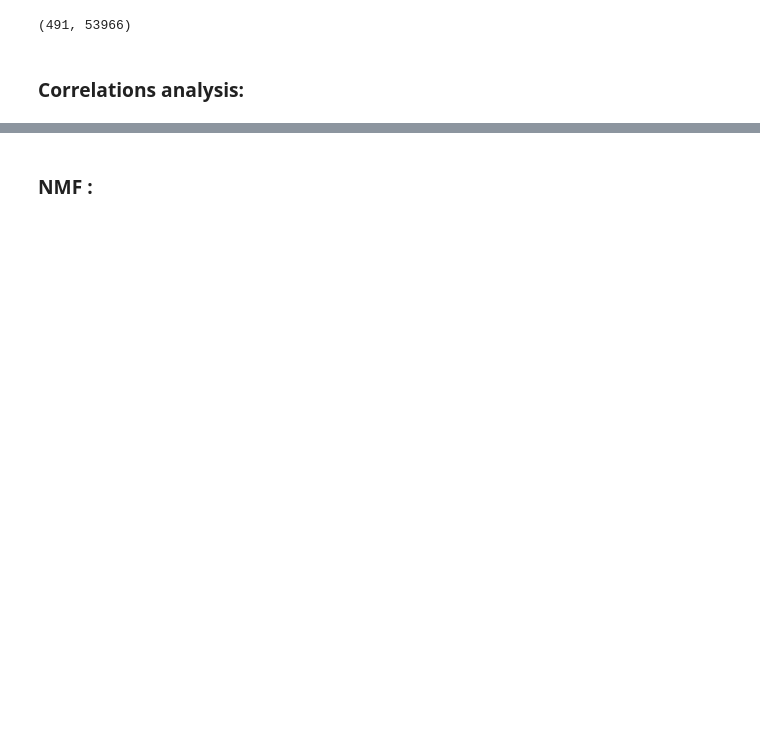
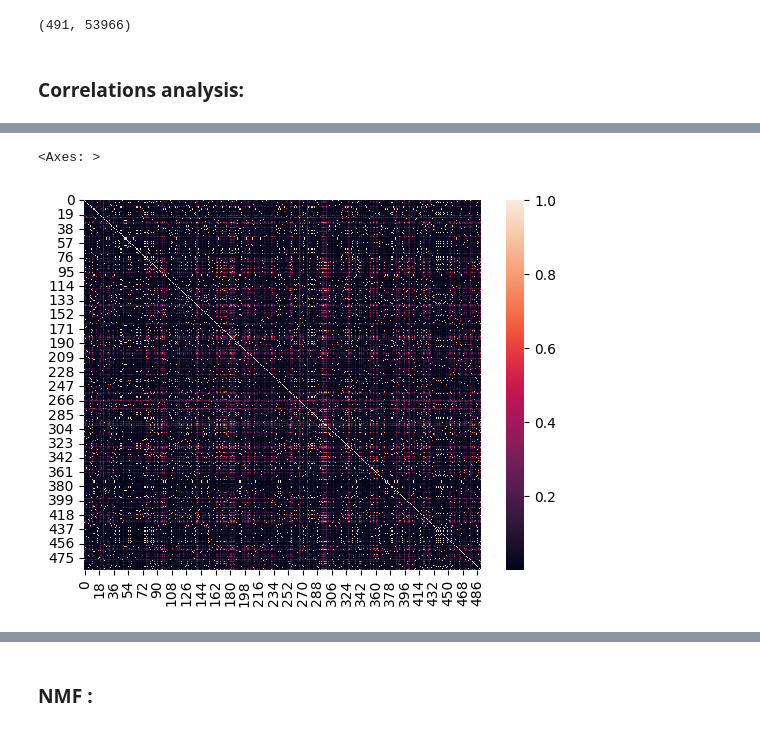
Before and after one commit to Syrinechen/Myeloma-project-draft, a Jupyter notebook: data_analysis.ipynb, the cells around one changed output, grey strips where cells are left out. Cells and saved outputs as stored; diff of their text form; code cells hidden in the pictures; blank space fills up the shorter version.

```diff
--- a/data_analysis.ipynb
+++ b/data_analysis.ipynb
@@ -36,0 +123,5 @@ CorrPatients=np.corrcoef(my_data)
+# %%
+sns.heatmap(CorrPatients_reordered)
+# %% [output]
+<Axes: >
+[figure, added]
```
Also changed, not shown: parts of 46 cells of this notebook.
